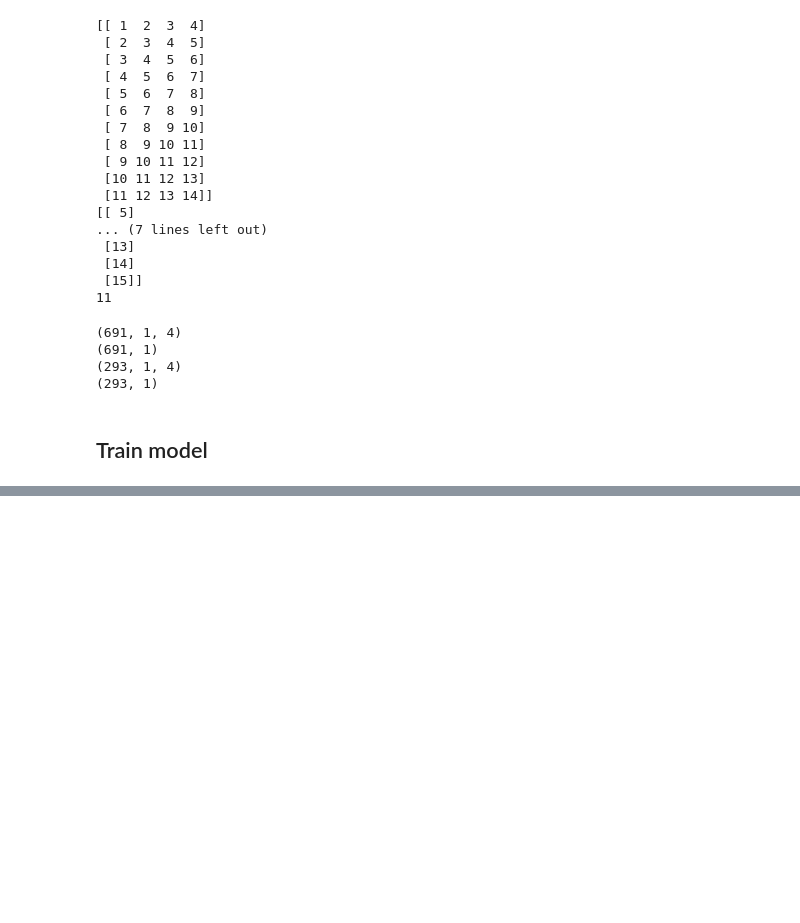
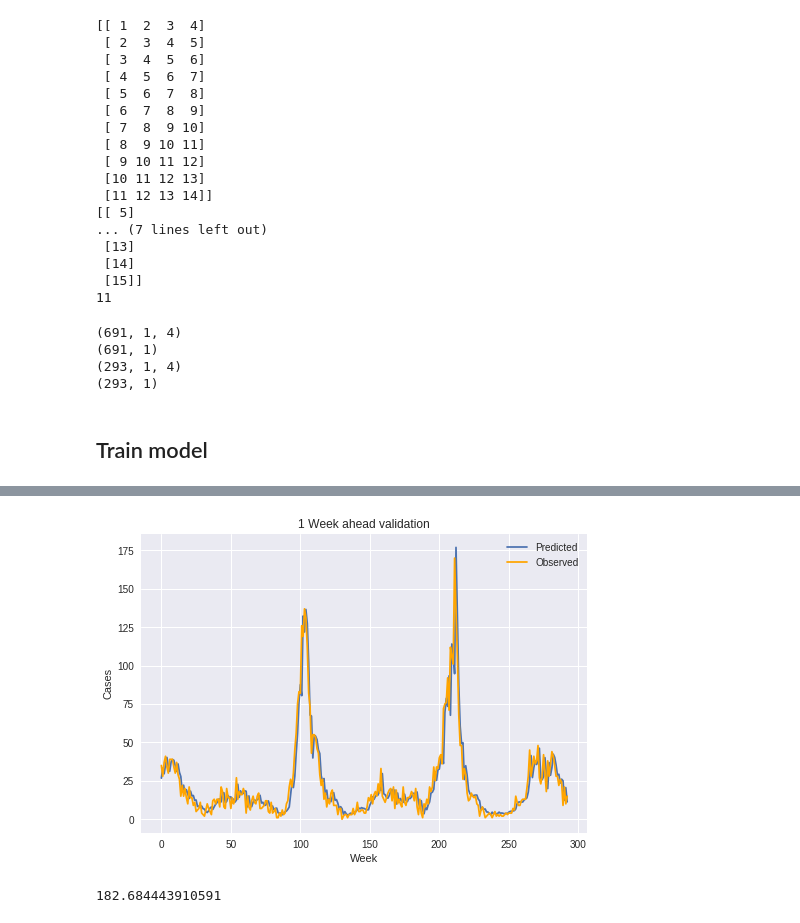
Before and after one commit to elapuestojoe/cdcDengue, a Jupyter notebook: SanJuanModels/1Weeks/LSTM_1Weeks_SanJuan.ipynb, the cells around one changed output, grey strips where cells are left out. Saved outputs shown, nothing was run; the diff lists cells and outputs as text; code cells hidden in the pictures; blank space fills up the shorter version.

```diff
--- a/SanJuanModels/1Weeks/LSTM_1Weeks_SanJuan.ipynb
+++ b/SanJuanModels/1Weeks/LSTM_1Weeks_SanJuan.ipynb
@@ -188,0 +188,3 @@ print(error)
+# %%
+validation_dataset = pd.read_csv("drive/My Drive/cdcDengue/dengueData/SanJuan/san_juan_testing_data.csv")
+validation_dataset.head()
@@ -188,0 +198,24 @@ print(error)
+# %%
+validation_cases = validation_dataset["total_cases"].values
+validation_X, validation_y = series_to_timeseries_window(validation_cases, 4)
+validation_X = validation_X.reshape(validation_X.shape[0], 1, validation_X.shape[1])
+# %%
+validation_predictions = model.predict(validation_X)
+
+plt.title("1 Week ahead validation")
+plt.xlabel("Week")
+plt.ylabel("Cases")
+plt.plot(predictions, label="Predicted")
+plt.plot(test_y, label = "Observed", color="orange")
+plt.legend()
+plt.show()
+# %% [output]
+[figure, added]
+# %%
+from sklearn.metrics import mean_squared_error
+
+error = mean_squared_error(validation_y, validation_predictions)
+
+print(error)
+# %% [output]
+182.684443910591
```
Also changed, not shown: parts of 6 cells of this notebook, 6 other files.
